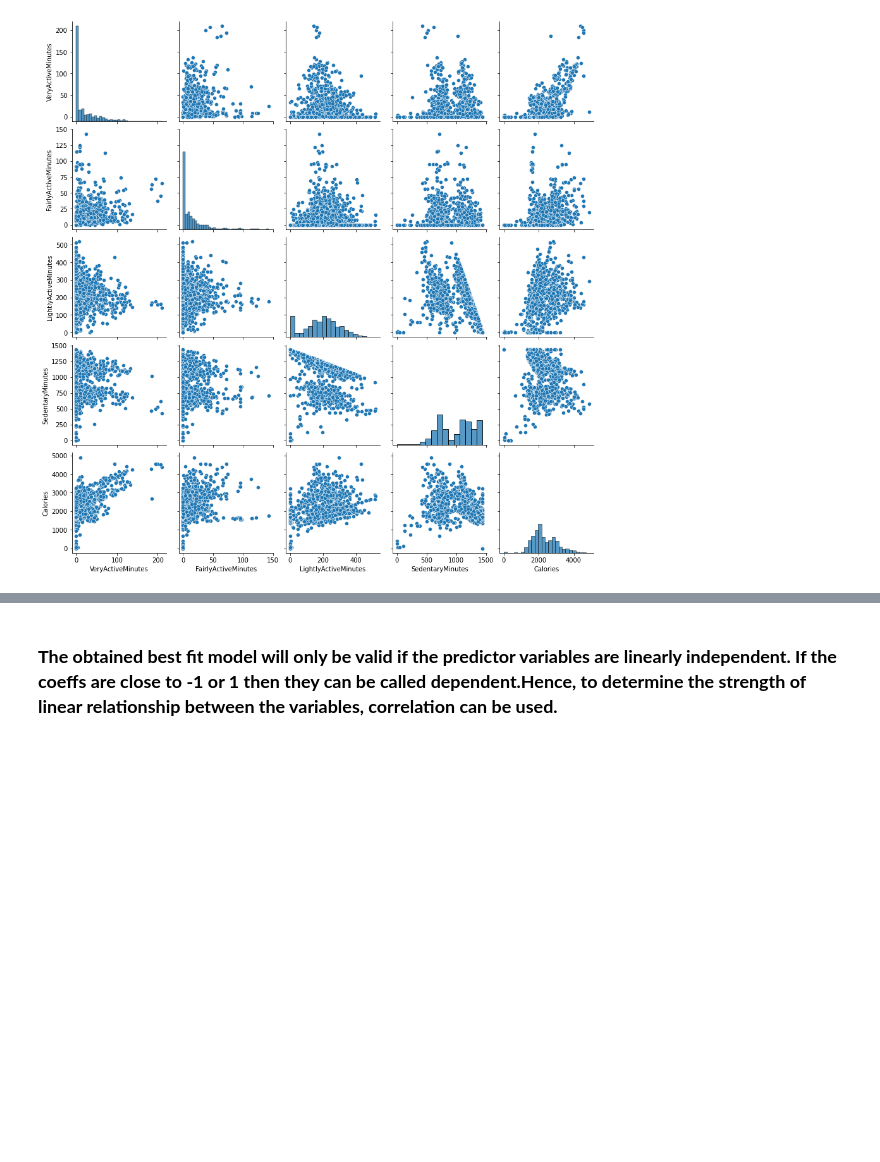
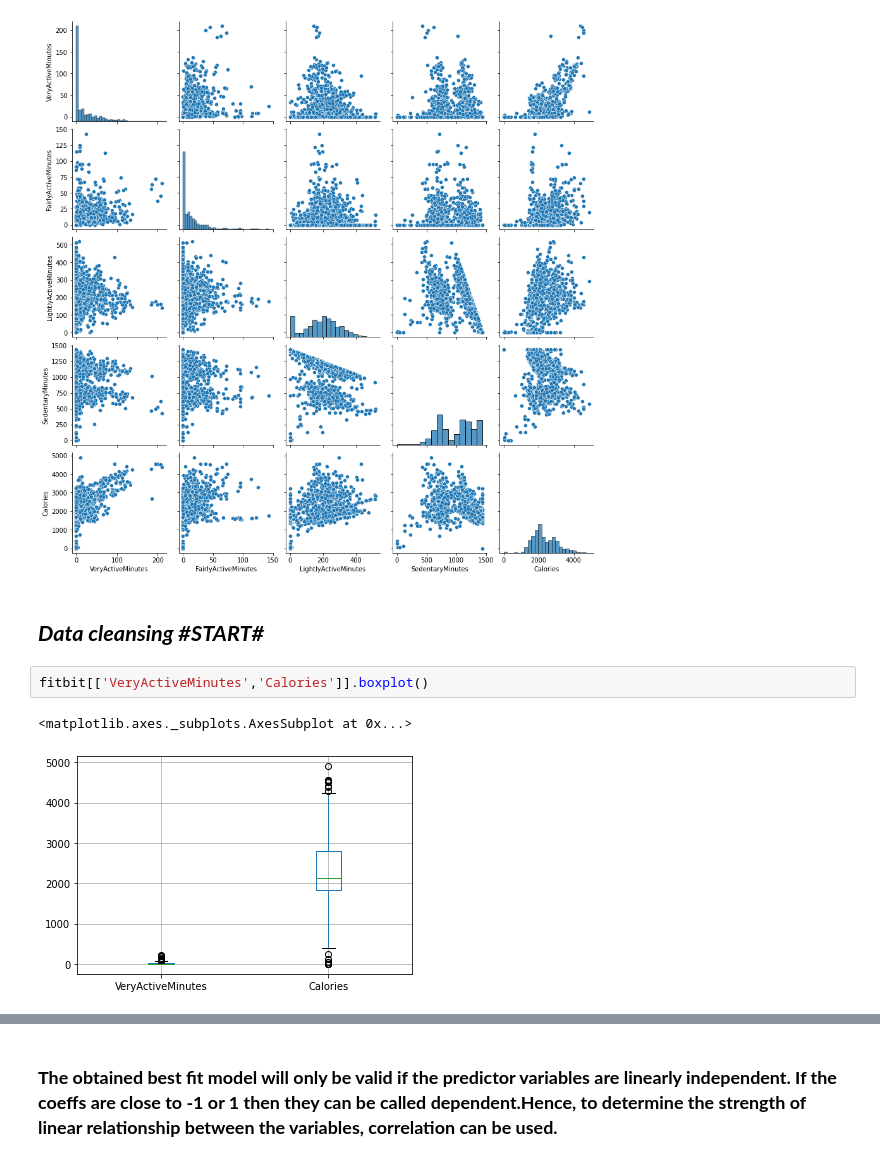
Before and after one commit to ankitkarmakar95/learnings, a Jupyter notebook: Fitbitmodel.ipynb, the cells around one changed output, grey strips where cells are left out. Drawn from its saved outputs; the diff is of its cells as text; blank space fills up the shorter version.

Commit message:
Fourth commit[includes data cleanse]

```diff
--- a/Fitbitmodel.ipynb
+++ b/Fitbitmodel.ipynb
@@ -30,3 +30,10 @@ sns.pairplot(fitbit)
 # %% [output]
 <seaborn.axisgrid.PairGrid at 0x...>
 [figure]
+# %% [markdown]
+## ***Data cleansing  #START#***
+# %%
+fitbit[['VeryActiveMinutes','Calories']].boxplot()
+# %% [output]
+<matplotlib.axes._subplots.AxesSubplot at 0x...>
+[figure, added]
```
Also changed, not shown: parts of 22 cells of this notebook.
